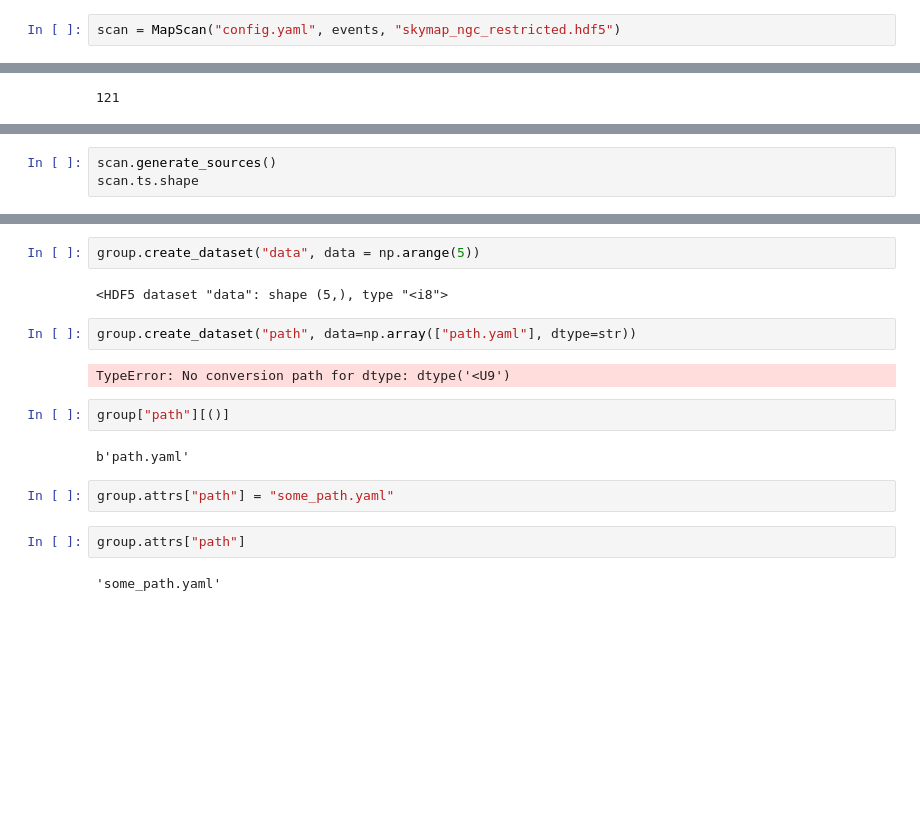
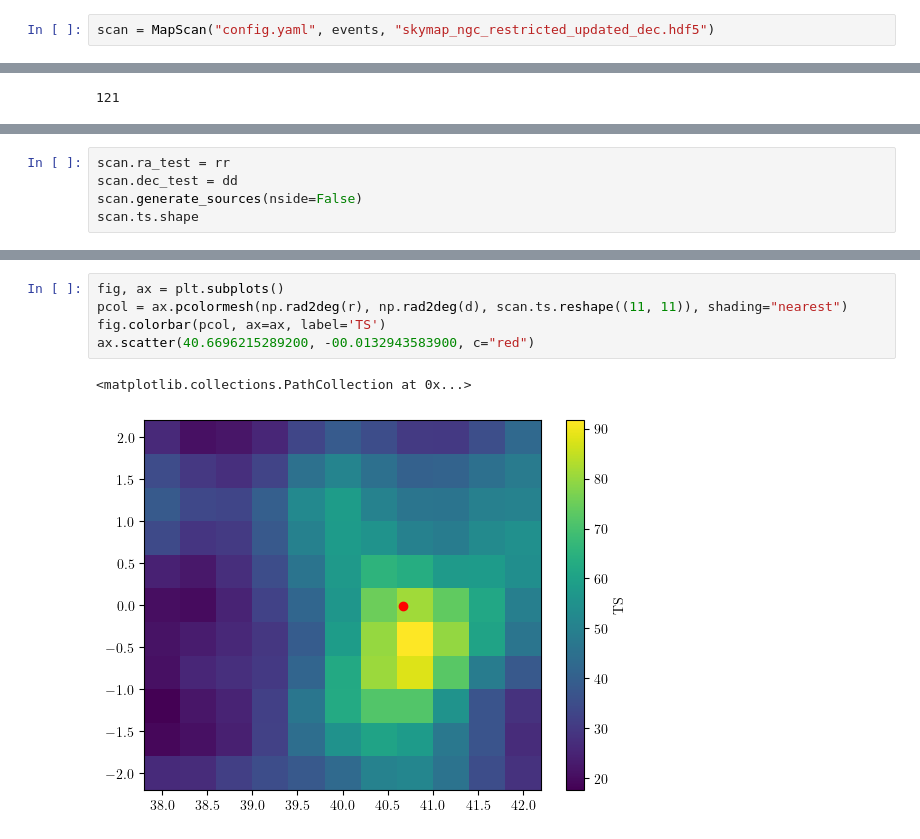
Before and after one commit to grburgess/p_value, a Jupyter notebook: ngc_1068/ts_map.ipynb, the cells around one changed output, grey strips where cells are left out. Saved outputs shown, nothing was run; the diff lists cells and outputs as text; blank space fills up the shorter version.

Commit message:
ngc ts distribution, updated skymap

```diff
--- a/ngc_1068/ts_map.ipynb
+++ b/ngc_1068/ts_map.ipynb
@@ -19,5 +22,5 @@ events = RealEvents.from_event_files()
 # %%
-scan = MapScan("config.yaml", events, "skymap_ngc_restricted.hdf5")
+scan = MapScan("config.yaml", events, "skymap_ngc_restricted_updated_dec.hdf5")
 # %%
 events.periods
 # %% [output]
@@ -43,4 +37,6 @@ r, d
 # %%
-scan.generate_sources()
+scan.ra_test = rr
+scan.dec_test = dd
+scan.generate_sources(nside=False)
 scan.ts.shape
 # %% [output]
@@ -199,18 +51,8 @@ group.name
-# %%
-group.create_dataset("data", data = np.arange(5))
-# %% [output]
-<HDF5 dataset "data": shape (5,), type "<i8">
-# %%
-group.create_dataset("path", data=np.array(["path.yaml"], dtype=str))
-# %% [output]
-TypeError: No conversion path for dtype: dtype('<U9')
-# %%
-group["path"][()]
-# %% [output]
-b'path.yaml'
-# %%
-group.attrs["path"] = "some_path.yaml"
-# %%
-group.attrs["path"]
-# %% [output]
-'some_path.yaml'
+# %%
+fig, ax = plt.subplots()
+pcol = ax.pcolormesh(np.rad2deg(r), np.rad2deg(d), scan.ts.reshape((11, 11)), shading="nearest")
+fig.colorbar(pcol, ax=ax, label='TS')
+ax.scatter(40.6696215289200, -00.0132943583900, c="red")
+# %% [output]
+<matplotlib.collections.PathCollection at 0x...>
+[figure, added]
```
Also changed, not shown: parts of 42 cells of this notebook, 2 other files.
